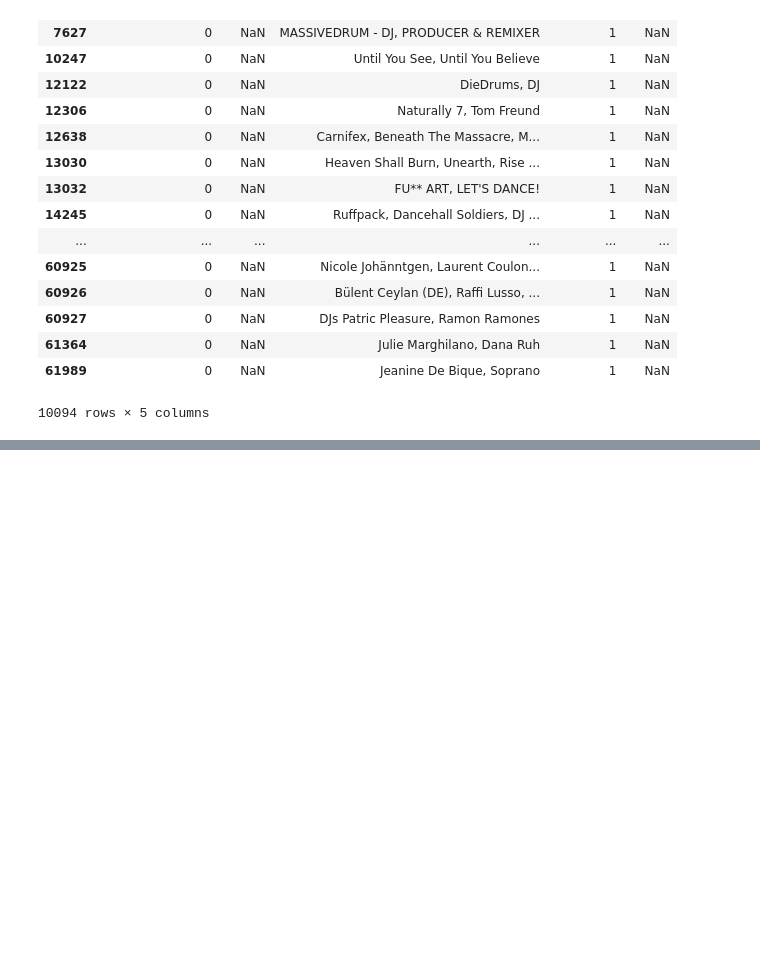
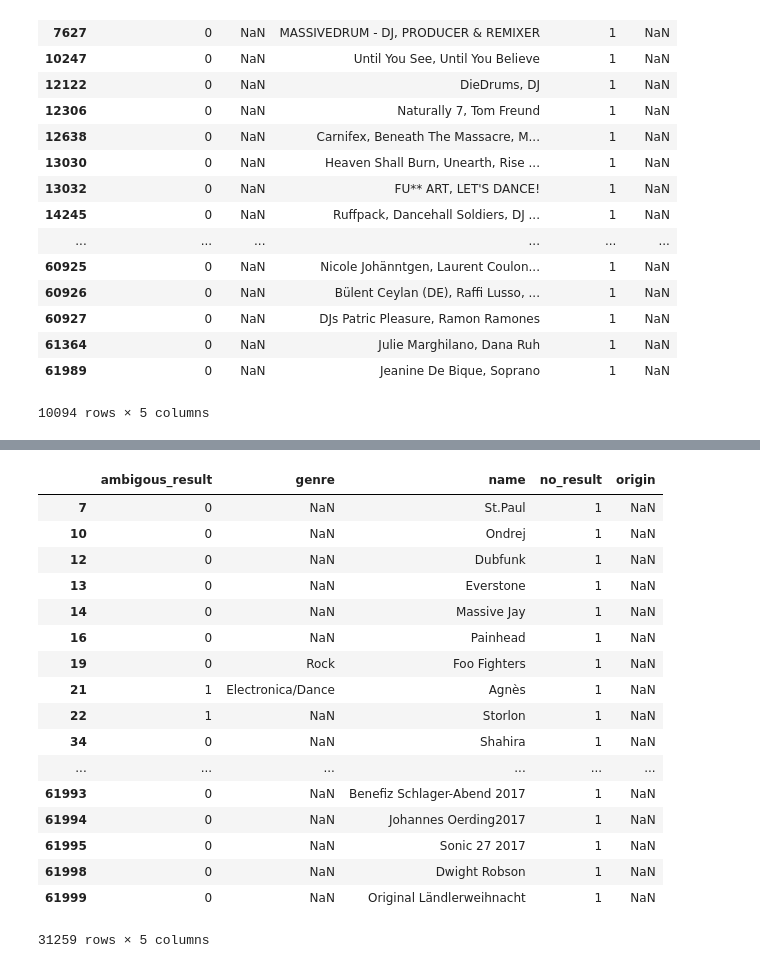
Before and after one commit to sareban/ada-project, a Jupyter notebook: Preprocessing.ipynb, the cells around one changed output, grey strips where cells are left out. Saved outputs shown, nothing was run; the diff lists cells and outputs as text; code cells hidden in the pictures; blank space fills up the shorter version.

```diff
--- a/Preprocessing.ipynb
+++ b/Preprocessing.ipynb
@@ -34,0 +52,32 @@ total_eventsch['Date'] = total_eventsch['Date'].apply( lambda x: x.date() )
+# %%
+#Find origin based on artist name
+country_name = []
+country_alpha2 = []
+country_alpha3 = []
+for country in list(pycountry.countries) :
+    if ' ' not in country.name :
+        country_name.append(country.name)
+    country_alpha2.append(country.alpha_2)
+    country_alpha3.append(country.alpha_3)
+country_alpha2.remove('DJ')
+country_alpha2.remove('MC')
+#not sure this is true
+#country_dict['(de)'] = 'Germany'
+country_dict['schweizer'] = 'Switzerland'
+
+
+
+for index, genre in zip(total_eventsch_processed.index, total_eventsch_processed.Artist) :
+    for word in genre.split() :
+        if word in country_name :
+            total_eventsch_processed.set_value(index, 'origin', word)
+        elif (word[1:-1] in country_alpha2 and '(' in word and ')' in word) :
+            total_eventsch_processed.set_value(index, 'origin', pycountry.countries.lookup(word[1:-1]).name)
+        elif (word[1:-1] in country_alpha3 and '(' in word and ')' in word) :
+            total_eventsch_processed.set_value(index, 'origin', pycountry.countries.lookup(word[1:-1]).name)
+        elif word.lower() in country_dict :
+            total_eventsch_processed.set_value(index, 'origin', country_dict[word.lower()])
+
+total_eventsch_processed.Artist.replace(' \(.*\) .*','', regex=True, inplace=True)
+total_eventsch_processed.Artist.replace(' \(.*\)','', regex=True, inplace=True)
+total_eventsch_processed.Artist.replace(' \(.*','', regex=True, inplace=True)
@@ -319,7 +441,7 @@ genre_dict = {}
 Electronica = ['house','aggrotech','danspunk', 'brostep', 'abstract', 'chillwave','drone', 'chill', 'beats', 'experimental','electropunk',  'turbo', 'balearic','dance-punk', 'ebm','edm', 'j-dance', 'chillstep','darkpsy', 'darkstep', 'chalga', 'japanoise', 'lounge', 'psytrance', 'tekno','indietronica', 'electronica',  'techno','disco', 'j-ambient',   'noise', 'bass', 'electroclash', 'wave', 'trance', 'ambient', 'dancehall', 'beat', 'dance', 'dub', 'electro', 'eurodance', 'dubstep', 'electronic', 'psych', 'industrial', 'microhouse', 'electrofox', ]
 for key in Electronica:
     genre_dict[key] = 'Electronica/Dance'
-Rock = ['rock','rock-and-roll','neo-progressive','tribute','post-screamo', 'boogie-woogie', 'hardstyle', 'speedcore', 'neo-psychedelic', 'ostrock','neo-rockabilly', 'britpop', 'j-punk','grunge','breakcore', 'goregrind','orgcore','j-rock', 'alternative', 'j-core', 'j-metal', 'k-indie', 'screamocore', 'grindcore', 'nerdcore',  'doomcore', 'sludge',   'core','deathcore',  'gamecore', 'metalcore','post-punk', 'garage','thrash','post-metal', 'psychobilly', 'edge', 'mathcore',  'punk', 'emo', 'indie', 'metal', 'hardcore', 'swing', 'djent', 'doom', 'glam', 'oi', 'nwobhm']
+Rock = ['rock','rock-and-roll','neo-progressive','tribute','post-screamo', 'hardstyle', 'speedcore', 'neo-psychedelic', 'ostrock','neo-rockabilly', 'britpop', 'j-punk','grunge','breakcore', 'goregrind','orgcore','j-rock', 'alternative', 'j-core', 'j-metal', 'k-indie', 'screamocore', 'grindcore', 'nerdcore',  'doomcore', 'sludge',   'core','deathcore',  'gamecore', 'metalcore','post-punk', 'garage','thrash','post-metal', 'psychobilly', 'edge', 'mathcore',  'punk', 'emo', 'indie', 'metal', 'hardcore',  'djent', 'doom', 'glam', 'oi', 'nwobhm']
 for key in Rock:
     genre_dict[key] = 'Rock'
 Pop = ['pop','popgaze', 'idol','etherpop','anti-folk',  'chanson','c-pop', 'k-pop', 'europop', 'neo-synthpop', 'synthpop', 'folk-pop', 'freak', 'eurovision', 'futurepop']
@@ -346,7 +468,7 @@ for key in Latin:
 Rap = ['hop', 'rap', 'trap', 'k-hop', 'francoton']
 for key in Rap:
     genre_dict[key] = 'Rap/Hip Hop'
-Blues = ['blues', 'blues-rock']
+Blues = ['blues', 'blues-rock', 'swing', 'boogie-woogie']
 for key in Blues:
     genre_dict[key] = 'Blues'
 Classical = ['cello','cappella',  'concert', 'opera', 'choral', 'clarinet', 'classical', 'violin', 'harpsichord', 'string', 'brass', 'orchestral', 'baroque', 'harp', 'early']
@@ -522,0 +685,21 @@ Elina Duni (voc, g, p, perc), Das Festival des jungen und aktuellen Schweizer Ja
+# %%
+musicgraph_missing
+# %% [output]
+|  | ambigous_result | genre | name | no_result | origin |
+| 7 | 0 | NaN | St.Paul | 1 | NaN |
+| 10 | 0 | NaN | Ondrej | 1 | NaN |
+| 12 | 0 | NaN | Dubfunk | 1 | NaN |
+| 13 | 0 | NaN | Everstone | 1 | NaN |
+| 14 | 0 | NaN | Massive Jay | 1 | NaN |
+| 16 | 0 | NaN | Painhead | 1 | NaN |
+| 19 | 0 | Rock | Foo Fighters | 1 | NaN |
+| 21 | 1 | Electronica/Dance | Agnès | 1 | NaN |
+| 22 | 1 | NaN | Storlon | 1 | NaN |
+| 34 | 0 | NaN | Shahira | 1 | NaN |
+| ... | ... | ... | ... | ... | ... |
+| 61993 | 0 | NaN | Benefiz Schlager-Abend 2017 | 1 | NaN |
+| 61994 | 0 | NaN | Johannes Oerding2017 | 1 | NaN |
+| 61995 | 0 | NaN | Sonic 27 2017 | 1 | NaN |
+| 61998 | 0 | NaN | Dwight Robson | 1 | NaN |
+| 61999 | 0 | NaN | Original Ländlerweihnacht | 1 | NaN |
+31259 rows × 5 columns
```
Also changed, not shown: parts of 17 cells of this notebook, 2 other files.
